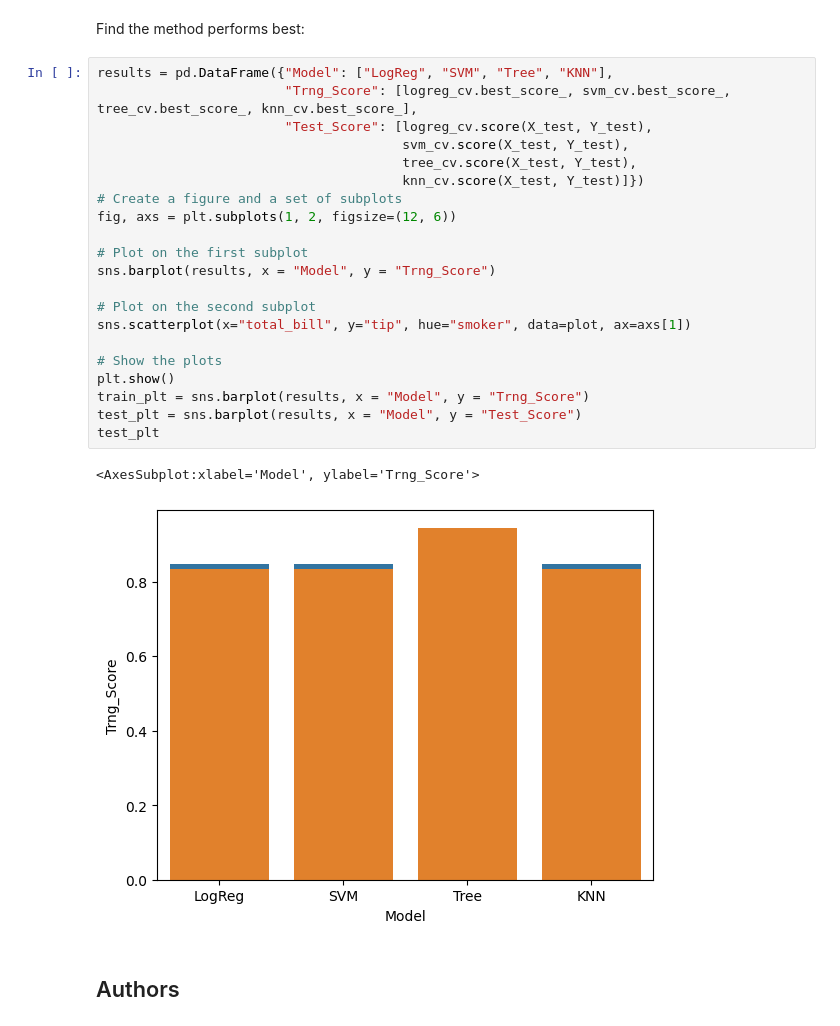
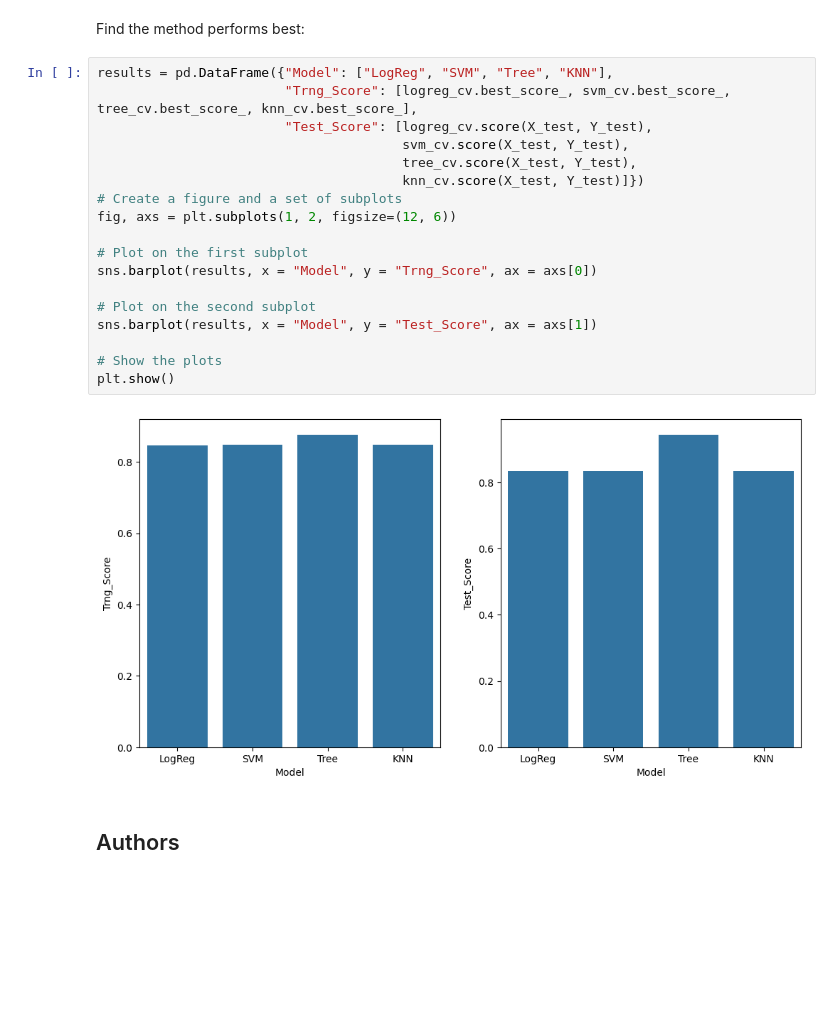
Before and after one commit to TimHolzmann/IBMClass, a Jupyter notebook: jupyter-labs-ML.ipynb, the cells around one changed output. Saved outputs shown, nothing was run; the diff lists cells and outputs as text; blank space fills up the shorter version.

```diff
--- a/jupyter-labs-ML.ipynb
+++ b/jupyter-labs-ML.ipynb
@@ -378,27 +378,23 @@ Find the method performs best:
 # %%
 results = pd.DataFrame({"Model": ["LogReg", "SVM", "Tree", "KNN"],
                         "Trng_Score": [logreg_cv.best_score_, svm_cv.best_score_, tree_cv.best_score_, knn_cv.best_score_],
                         "Test_Score": [logreg_cv.score(X_test, Y_test),
                                        svm_cv.score(X_test, Y_test),
                                        tree_cv.score(X_test, Y_test),
                                        knn_cv.score(X_test, Y_test)]})
 # Create a figure and a set of subplots
 fig, axs = plt.subplots(1, 2, figsize=(12, 6))
 
 # Plot on the first subplot
-sns.barplot(results, x = "Model", y = "Trng_Score")
+sns.barplot(results, x = "Model", y = "Trng_Score", ax = axs[0])
 
 # Plot on the second subplot
-sns.scatterplot(x="total_bill", y="tip", hue="smoker", data=plot, ax=axs[1])
+sns.barplot(results, x = "Model", y = "Test_Score", ax = axs[1])
 
 # Show the plots
 plt.show()
-train_plt = sns.barplot(results, x = "Model", y = "Trng_Score")
-test_plt = sns.barplot(results, x = "Model", y = "Test_Score")
-test_plt
 # %% [output]
-<AxesSubplot:xlabel='Model', ylabel='Trng_Score'>
-[figure, old version]
+[figure, new version]
 # %% [markdown]
 ## Authors
 # %% [markdown]
```
